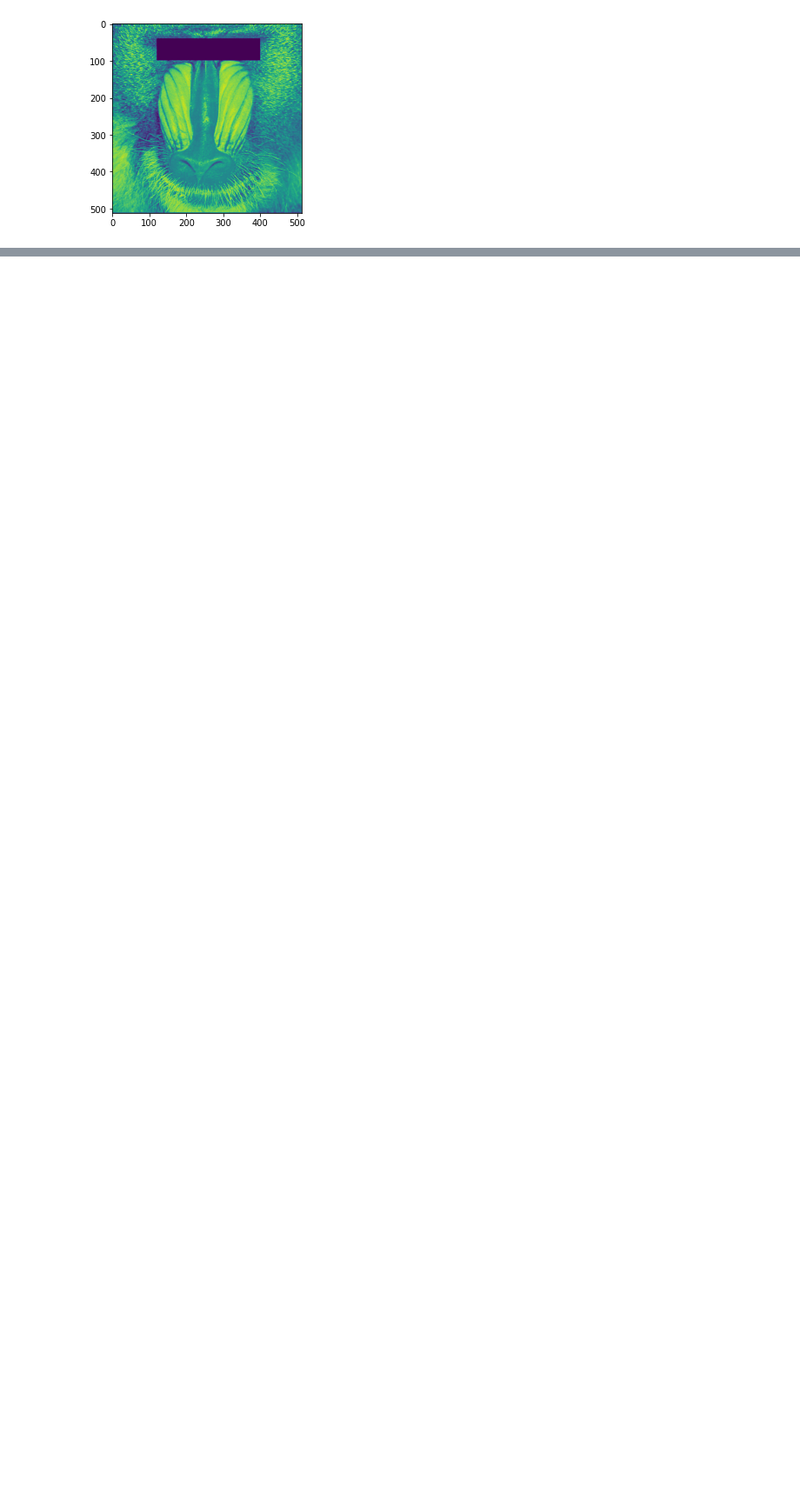
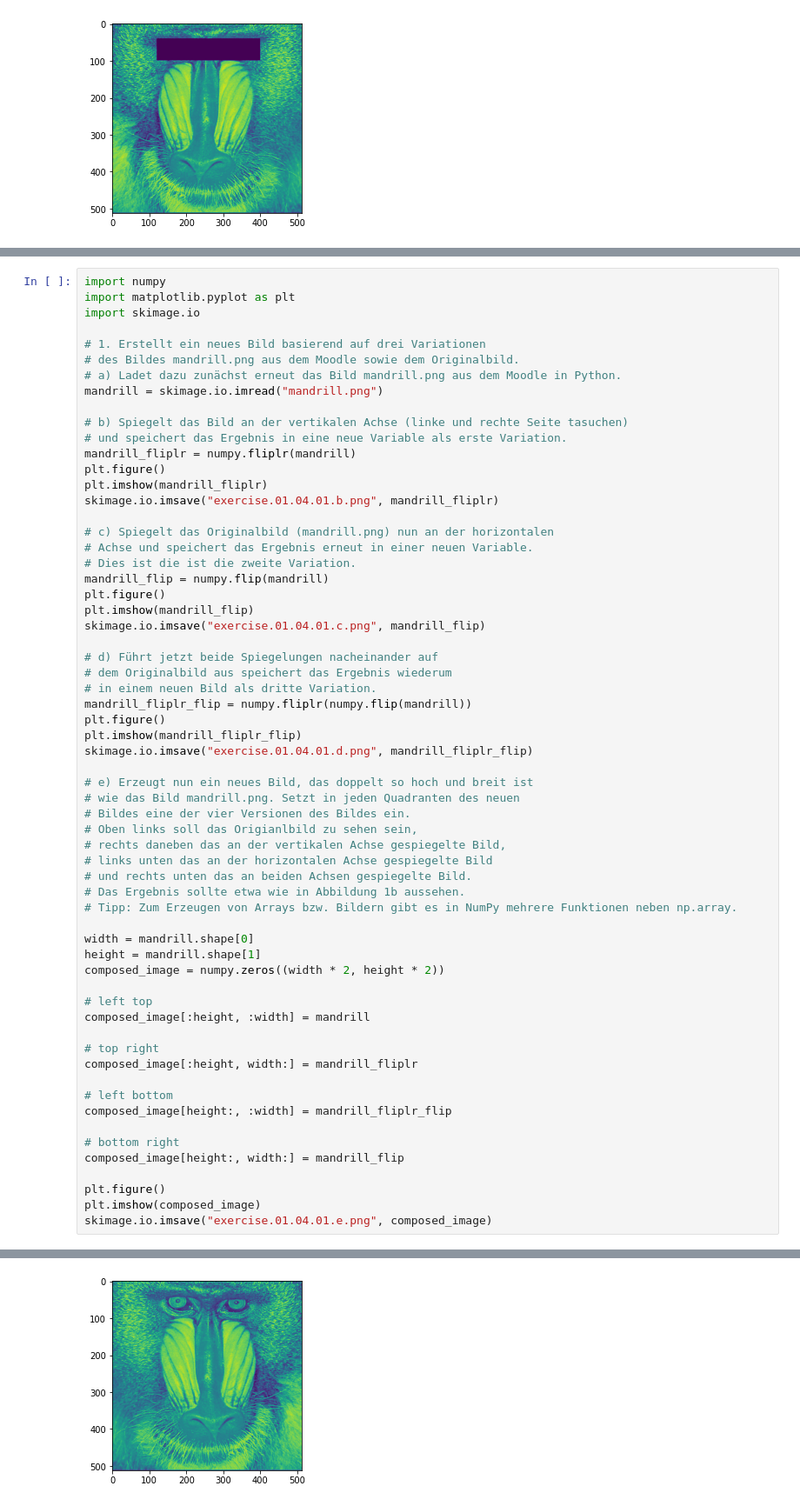
Before and after one commit to pzierahn/uni.2020.bildverarbeitung, a Jupyter notebook: exercise.01/exercise.01.ipynb, the cells around one changed output, grey strips where cells are left out. Shown at 87% size. Drawn from its saved outputs; the diff is of its cells as text; blank space fills up the shorter version.

```diff
--- a/exercise.01/exercise.01.ipynb
+++ b/exercise.01/exercise.01.ipynb
@@ -131,0 +134,63 @@ plt.imshow(copy_mandrill2)
+# %%
+import numpy
+import matplotlib.pyplot as plt
+import skimage.io
+
+# 1. Erstellt ein neues Bild basierend auf drei Variationen
+# des Bildes mandrill.png aus dem Moodle sowie dem Originalbild.
+# a) Ladet dazu zunächst erneut das Bild mandrill.png aus dem Moodle in Python.
+mandrill = skimage.io.imread("mandrill.png")
+
+# b) Spiegelt das Bild an der vertikalen Achse (linke und rechte Seite tasuchen)
+# und speichert das Ergebnis in eine neue Variable als erste Variation.
+mandrill_fliplr = numpy.fliplr(mandrill)
+plt.figure()
+plt.imshow(mandrill_fliplr)
+skimage.io.imsave("exercise.01.04.01.b.png", mandrill_fliplr)
+
+# c) Spiegelt das Originalbild (mandrill.png) nun an der horizontalen
+# Achse und speichert das Ergebnis erneut in einer neuen Variable.
+# Dies ist die ist die zweite Variation.
+mandrill_flip = numpy.flip(mandrill)
+plt.figure()
+plt.imshow(mandrill_flip)
+skimage.io.imsave("exercise.01.04.01.c.png", mandrill_flip)
+
+# d) Führt jetzt beide Spiegelungen nacheinander auf
+# dem Originalbild aus speichert das Ergebnis wiederum
+# in einem neuen Bild als dritte Variation.
+mandrill_fliplr_flip = numpy.fliplr(numpy.flip(mandrill))
+plt.figure()
+plt.imshow(mandrill_fliplr_flip)
+skimage.io.imsave("exercise.01.04.01.d.png", mandrill_fliplr_flip)
+
+# e) Erzeugt nun ein neues Bild, das doppelt so hoch und breit ist
+# wie das Bild mandrill.png. Setzt in jeden Quadranten des neuen
+# Bildes eine der vier Versionen des Bildes ein.
+# Oben links soll das Origianlbild zu sehen sein,
+# rechts daneben das an der vertikalen Achse gespiegelte Bild,
+# links unten das an der horizontalen Achse gespiegelte Bild
+# und rechts unten das an beiden Achsen gespiegelte Bild.
+# Das Ergebnis sollte etwa wie in Abbildung 1b aussehen.
+# Tipp: Zum Erzeugen von Arrays bzw. Bildern gibt es in NumPy mehrere Funktionen neben np.array.
+
+width = mandrill.shape[0]
+height = mandrill.shape[1]
+composed_image = numpy.zeros((width * 2, height * 2))
+
+# left top
+composed_image[:height, :width] = mandrill
+
+# top right
+composed_image[:height, width:] = mandrill_fliplr
+
+# left bottom
+composed_image[height:, :width] = mandrill_fliplr_flip
+
+# bottom right
+composed_image[height:, width:] = mandrill_flip
+
+plt.figure()
+plt.imshow(composed_image)
+skimage.io.imsave("exercise.01.04.01.e.png", composed_image)
+# %% [output]
@@ -131,0 +198 @@ plt.imshow(copy_mandrill2)
+[figure, added]
```
Also changed, not shown: parts of 6 cells of this notebook, 3 other files.
